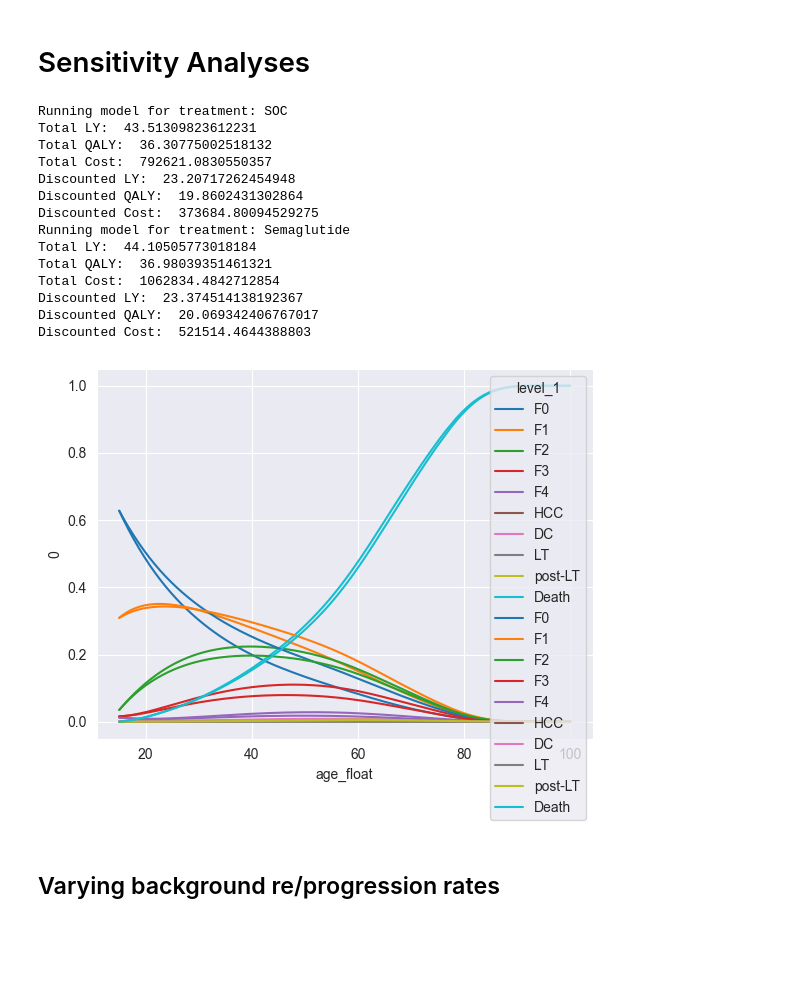
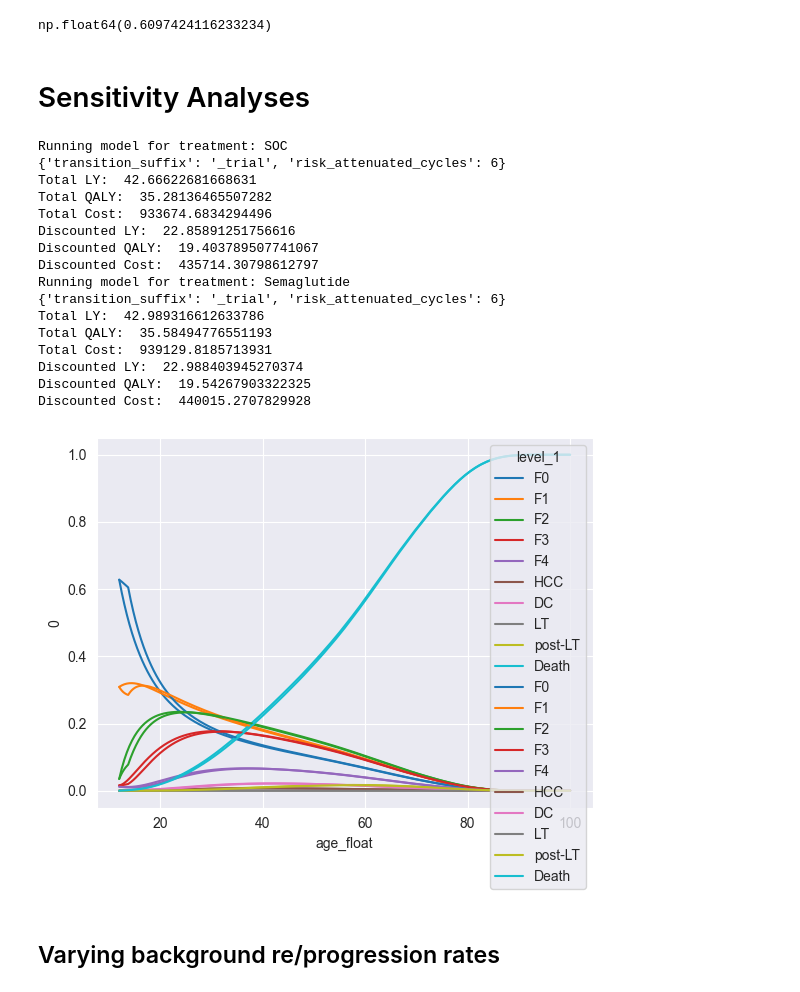
Before and after one commit to ConorMesser/glp1_cea, a Jupyter notebook: sensitivity_analyses.ipynb, the cells around one changed output. Drawn from its saved outputs; the diff is of its cells as text; code cells hidden in the pictures; blank space fills up the shorter version.

```diff
--- a/sensitivity_analyses.ipynb
+++ b/sensitivity_analyses.ipynb
@@ -12,14 +15,30 @@ from model_functions import load_transition_matrix, gen_risk_matrix, gen_transit
     run_mc_sim, calculate_outcomes, plot_trace, load_costs, STAGE_ORDER, run_comparison
 
 from utils import gen_cea
+# %%
+# calculating progression risk reduction from ESSENCE trial data
+prog_prop_tx = 0.206
+prog_prop_placebo = 0.356
+
+prog_prop_tx_ann = prog_prop_tx * 52 / 72
+prog_prop_placebo_ann = prog_prop_placebo * 52 / 72
+
+prog_rate_tx = 1 - np.exp(-prog_prop_tx_ann)
+prog_rate_placebo = 1 - np.exp(-prog_prop_placebo_ann)
+
+pr_stg2_essence = prog_rate_tx / prog_rate_placebo
+
+pr_stg2_essence
+# %% [output]
+np.float64(0.6097424116233234)
 # %%
 # GLOBAL base values
 initial_prevalence = [.628, 0.309, 0.035, 0.016, 0.012, 0,0,0,0,0]
 
 rr = [1, 1.56]  # relative risk of regression with treatment
-pr = [1, 1] # relative risk of progression with treatment
+pr = [1, 0.6097424116233234] # relative risk of progression with treatment (calculated below)
 
-baseline_tm_suffix = "_obs"
+baseline_tm_suffix = "_trial"
 # %% [markdown]
 # Sensitivity Analyses
 # %%
@@ -27,25 +46,28 @@ sensitivity_results = []
 # %%
 # Base Model
 results, traces = run_comparison('~/Documents/courses/HRP_392/final_baseline_transition_probs.csv',
-                                 initial_prevalence, ['SOC', 'Semaglutide'], rr=rr, pr=pr, transition_suffix=baseline_tm_suffix)
+                                 initial_prevalence, ['SOC', 'Semaglutide'], rr=rr, pr=pr,
+                                 transition_suffix=baseline_tm_suffix, risk_attenuated_cycles=6)
 
 sensitivity_results.append(['base', 'base', gen_cea(results).loc['Semaglutide', 'ICER']])
 # %% [output]
 Running model for treatment: SOC
-Total LY:  43.51309823612231
-Total QALY:  36.30775002518132
-Total Cost:  792621.0830550357
-Discounted LY:  23.20717262454948
-Discounted QALY:  19.8602431302864
-Discounted Cost:  373684.80094529275
+{'transition_suffix': '_trial', 'risk_attenuated_cycles': 6}
+Total LY:  42.66622681668631
+Total QALY:  35.28136465507282
+Total Cost:  933674.6834294496
+Discounted LY:  22.85891251756616
+Discounted QALY:  19.403789507741067
+Discounted Cost:  435714.30798612797
 Running model for treatment: Semaglutide
-Total LY:  44.10505773018184
-Total QALY:  36.98039351461321
-Total Cost:  1062834.4842712854
-Discounted LY:  23.374514138192367
-Discounted QALY:  20.069342406767017
-Discounted Cost:  521514.4644388803
+{'transition_suffix': '_trial', 'risk_attenuated_cycles': 6}
+Total LY:  42.989316612633786
+Total QALY:  35.58494776551193
+Total Cost:  939129.8185713931
+Discounted LY:  22.988403945270374
+Discounted QALY:  19.54267903322325
+Discounted Cost:  440015.2707829928
-[figure, old version]
+[figure, new version]
 # %% [markdown]
 ## Varying background re/progression rates
 # %%
```
Also changed, not shown: parts of 42 cells of this notebook, 4 other files.
